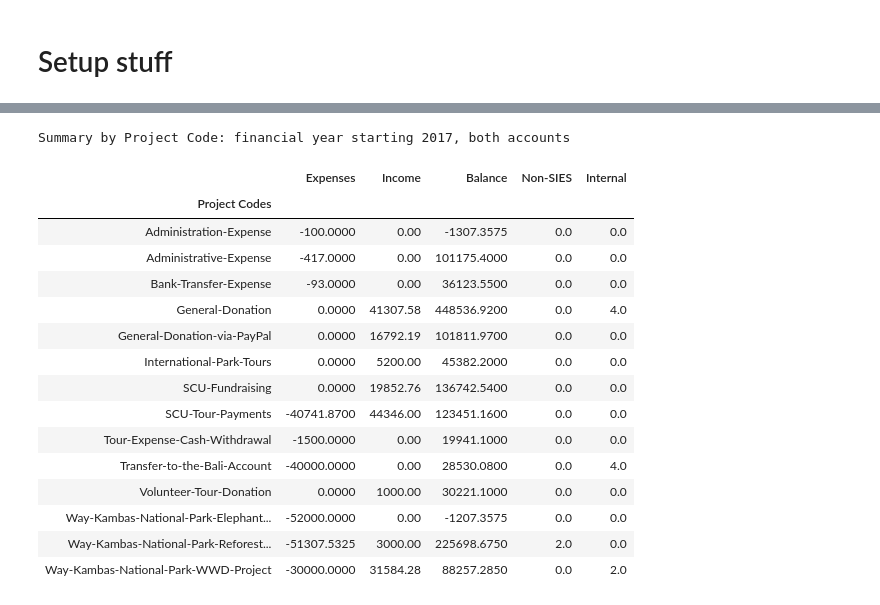
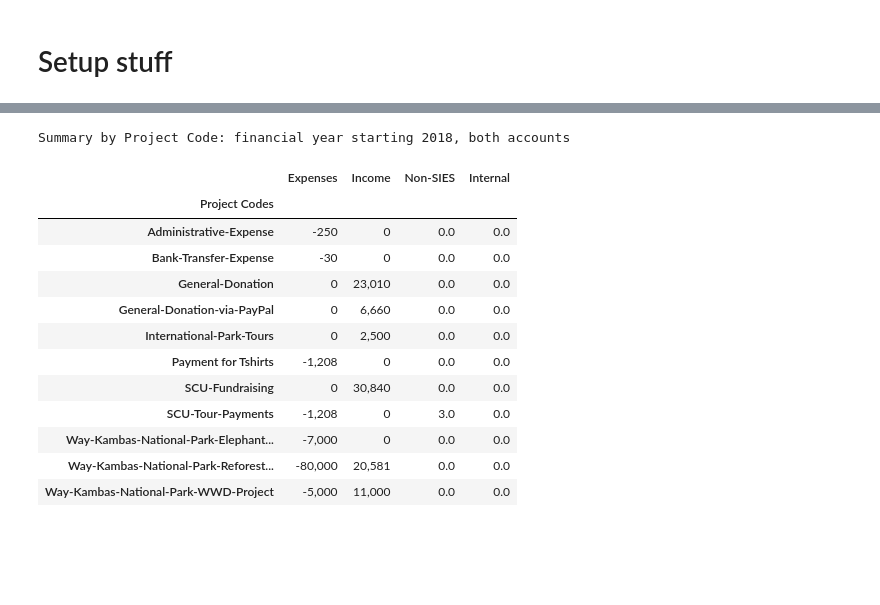
Before and after one commit to cooperoelrichs/Treasurer, a Jupyter notebook: notebooks/stuff.ipynb, the cells around one changed output, grey strips where cells are left out. Saved outputs shown, nothing was run; the diff lists cells and outputs as text; code cells hidden in the pictures; blank space fills up the shorter version.

```diff
--- a/notebooks/stuff.ipynb
+++ b/notebooks/stuff.ipynb
@@ -85,10 +24,10 @@ def read_trans_data(dir_name, file_name):
 data_dir = '../../data/'
 file_bang, file_indo = ('sies-bangalow-20190912-01', 'sies-indonesia-20190912-01')
 
-bang = read_trans_data(data_dir, file_bang)
+bang = DataTools.load_data_file(data_dir, file_bang)
 bang['Account'] = 'Bangalow'
 
-indo = read_trans_data(data_dir, file_indo)
+indo = DataTools.load_data_file(data_dir, file_indo)
 indo['Account'] = 'Indonesia'
 
 indo['Non-SIES'] = (~indo['Via The SIES Account'])
@@ -166,22 +211,24 @@ Summary by Project Code: financial year starting 2017 and Bangalow account only
 # %%
-year = 2017
+year = 2018
 print('Summary by Project Code: financial year starting {}, both accounts'.format(year))
-full[(pd.DatetimeIndex(full['date']).shift(-6, freq='m').year == year)].groupby('Project Codes').sum()
+s = full[SummaryTools.fy_filter(full, year)].groupby('Project Codes').sum()
+s = s.drop('Balance', axis=1)
+display(HTML(s.to_html(formatters={
+    'Expenses': lambda x: '{:,.0f}'.format(x),
+    'Income': lambda x: '{:,.0f}'.format(x),
+})))
 # %% [output]
-Summary by Project Code: financial year starting 2017, both accounts
+Summary by Project Code: financial year starting 2018, both accounts
-|  | Expenses | Income | Balance | Non-SIES | Internal |
-| Project Codes |  |  |  |  |  |
-| Administration-Expense | -100.0000 | 0.00 | -1307.3575 | 0.0 | 0.0 |
-| Administrative-Expense | -417.0000 | 0.00 | 101175.4000 | 0.0 | 0.0 |
-| Bank-Transfer-Expense | -93.0000 | 0.00 | 36123.5500 | 0.0 | 0.0 |
-| General-Donation | 0.0000 | 41307.58 | 448536.9200 | 0.0 | 4.0 |
-| General-Donation-via-PayPal | 0.0000 | 16792.19 | 101811.9700 | 0.0 | 0.0 |
-| International-Park-Tours | 0.0000 | 5200.00 | 45382.2000 | 0.0 | 0.0 |
-| SCU-Fundraising | 0.0000 | 19852.76 | 136742.5400 | 0.0 | 0.0 |
-| SCU-Tour-Payments | -40741.8700 | 44346.00 | 123451.1600 | 0.0 | 0.0 |
-| Tour-Expense-Cash-Withdrawal | -1500.0000 | 0.00 | 19941.1000 | 0.0 | 0.0 |
-| Transfer-to-the-Bali-Account | -40000.0000 | 0.00 | 28530.0800 | 0.0 | 4.0 |
-| Volunteer-Tour-Donation | 0.0000 | 1000.00 | 30221.1000 | 0.0 | 0.0 |
-| Way-Kambas-National-Park-Elephant... | -52000.0000 | 0.00 | -1207.3575 | 0.0 | 0.0 |
-| Way-Kambas-National-Park-Reforest... | -51307.5325 | 3000.00 | 225698.6750 | 2.0 | 0.0 |
-| Way-Kambas-National-Park-WWD-Project | -30000.0000 | 31584.28 | 88257.2850 | 0.0 | 2.0 |
+|  | Expenses | Income | Non-SIES | Internal |
+| Project Codes |  |  |  |  |
+| Administrative-Expense | -250 | 0 | 0.0 | 0.0 |
+| Bank-Transfer-Expense | -30 | 0 | 0.0 | 0.0 |
+| General-Donation | 0 | 23,010 | 0.0 | 0.0 |
+| General-Donation-via-PayPal | 0 | 6,660 | 0.0 | 0.0 |
+| International-Park-Tours | 0 | 2,500 | 0.0 | 0.0 |
+| Payment for Tshirts | -1,208 | 0 | 0.0 | 0.0 |
+| SCU-Fundraising | 0 | 30,840 | 0.0 | 0.0 |
+| SCU-Tour-Payments | -1,208 | 0 | 3.0 | 0.0 |
+| Way-Kambas-National-Park-Elephant... | -7,000 | 0 | 0.0 | 0.0 |
+| Way-Kambas-National-Park-Reforest... | -80,000 | 20,581 | 0.0 | 0.0 |
+| Way-Kambas-National-Park-WWD-Project | -5,000 | 11,000 | 0.0 | 0.0 |
```
Also changed, not shown: parts of 8 cells of this notebook.
